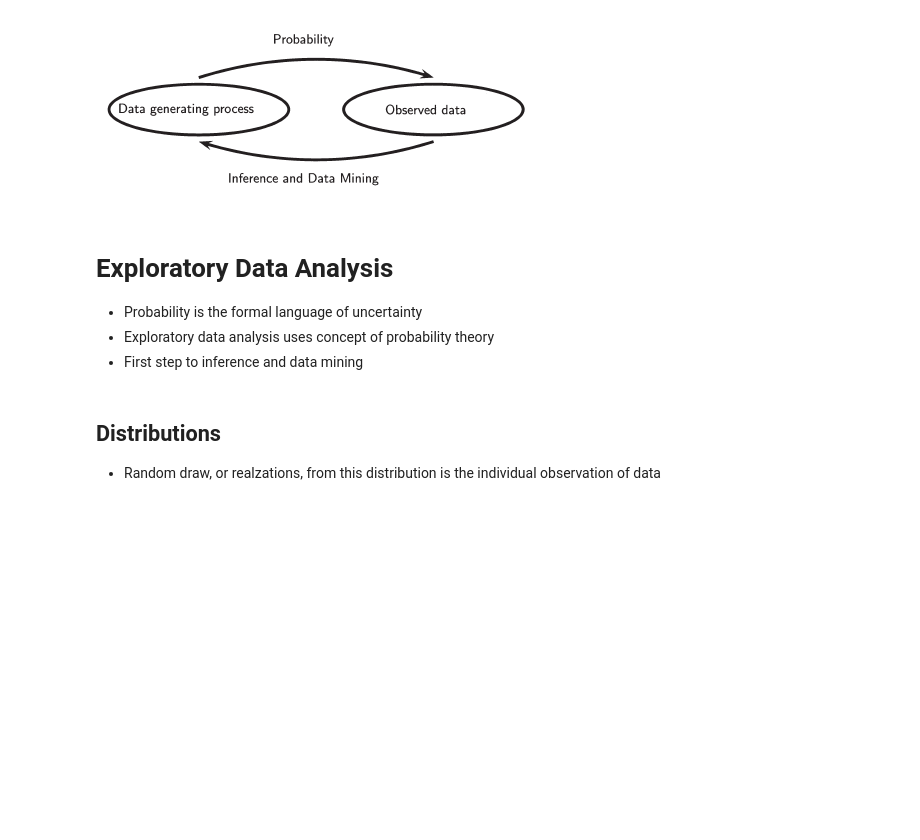
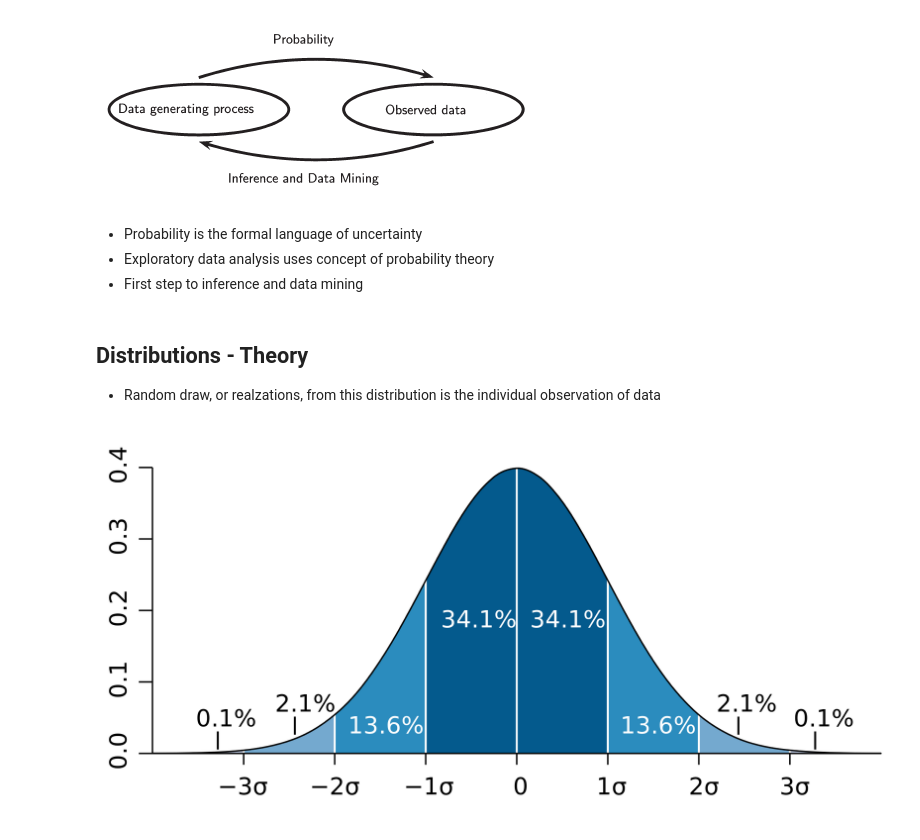
Before and after one commit to CodeOp-tech/CodeOp_EDA, a Jupyter notebook: Exploratory Data Analysis.ipynb, the cells around one changed output. Saved outputs shown, nothing was run; the diff lists cells and outputs as text; code cells hidden in the pictures; blank space fills up the shorter version.

```diff
--- a/Exploratory Data Analysis.ipynb
+++ b/Exploratory Data Analysis.ipynb
@@ -4,11 +4,15 @@ Image.open("image/Untitled.png")
 # %% [output]
 [figure]
 # %% [markdown]
-# Exploratory Data Analysis
 - Probability is the formal language of uncertainty
 - Exploratory data analysis uses concept of probability theory
 - First step to inference and data mining
 # %% [markdown]
-## Distributions
+## Distributions - Theory
 
 - Random draw, or realzations, from this distribution is the individual observation of data
+# %%
+from PIL import Image
+Image.open("image/Standard_deviation_diagram.svg.png")
+# %% [output]
+[figure, added]
```
Also changed, not shown: parts of 19 cells of this notebook, 1 other file.
